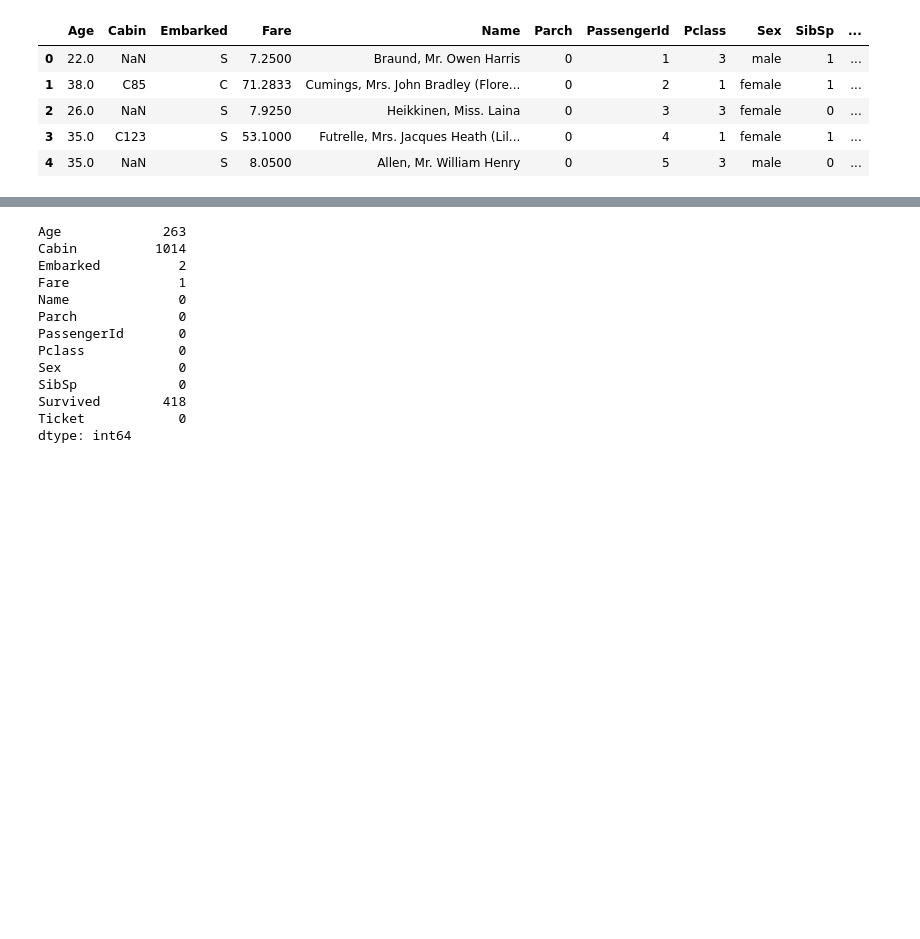
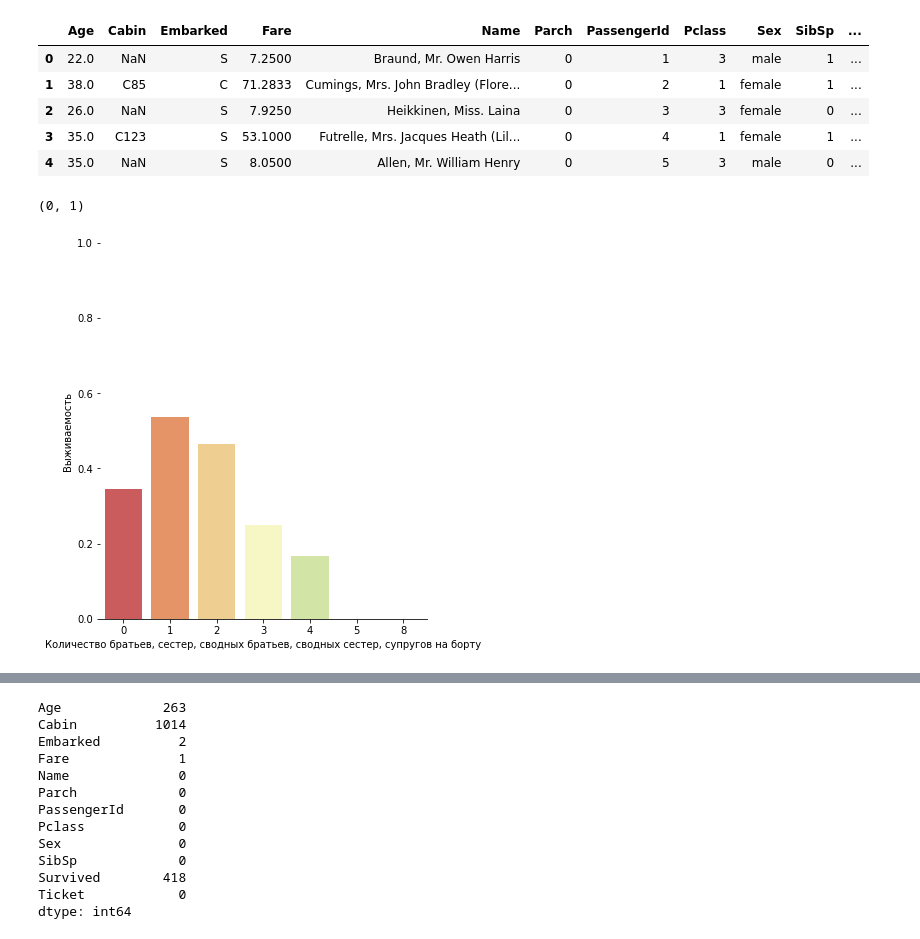
Before and after one commit to Elizabeth-Titova/Titanic, a Jupyter notebook: Titanic.ipynb, the cells around one changed output, grey strips where cells are left out. Saved outputs shown, nothing was run; the diff lists cells and outputs as text; code cells hidden in the pictures; blank space fills up the shorter version.

```diff
--- a/Titanic.ipynb
+++ b/Titanic.ipynb
@@ -18,3 +18,13 @@ dataset.head()
 | 2 | 26.0 | NaN | S | 7.9250 | Heikkinen, Miss. Laina | 0 | 3 | 3 | female | 0 | ... |
 | 3 | 35.0 | C123 | S | 53.1000 | Futrelle, Mrs. Jacques Heath (Lil... | 0 | 4 | 1 | female | 1 | ... |
 | 4 | 35.0 | NaN | S | 8.0500 | Allen, Mr. William Henry | 0 | 5 | 3 | male | 0 | ... |
+# %%
+t=sns.color_palette("Blues")
+g = sns.factorplot(x="SibSp",y="Survived",data=train, size = 6 , kind="bar",palette="Spectral", ci=None, aspect=0.9)
+g.despine(left=True)
+g = g.set_ylabels("Выживаемость")
+g = g.set_xlabels("Количество братьев, сестер, сводных братьев, сводных сестер, супругов на борту")
+plt.ylim(0,1)
+# %% [output]
+(0, 1)
+[figure, added]
```
Also changed, not shown: parts of 20 cells of this notebook.
